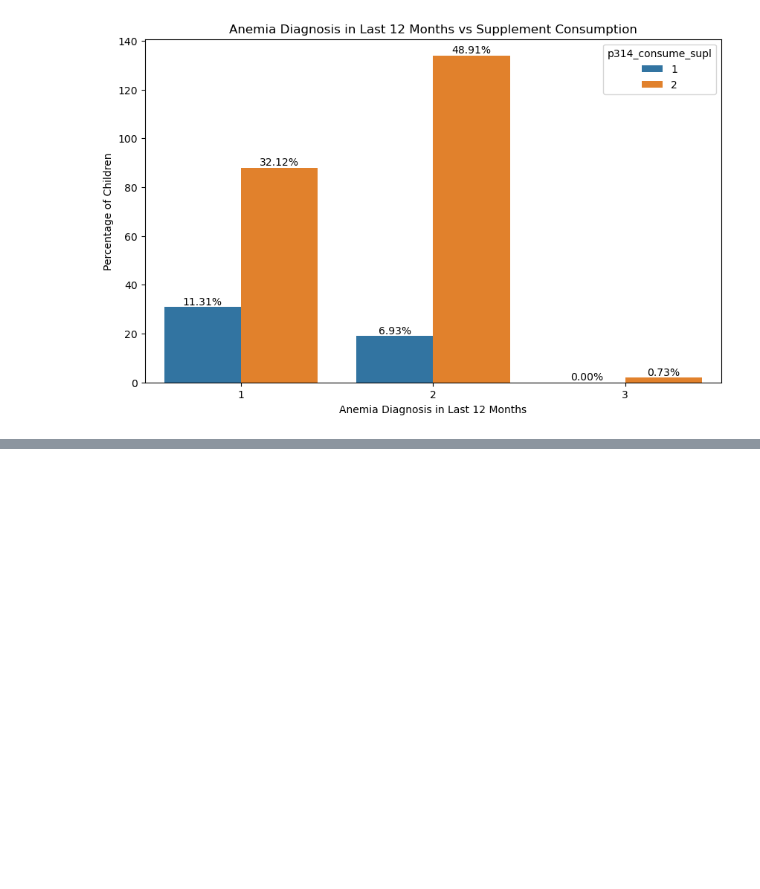
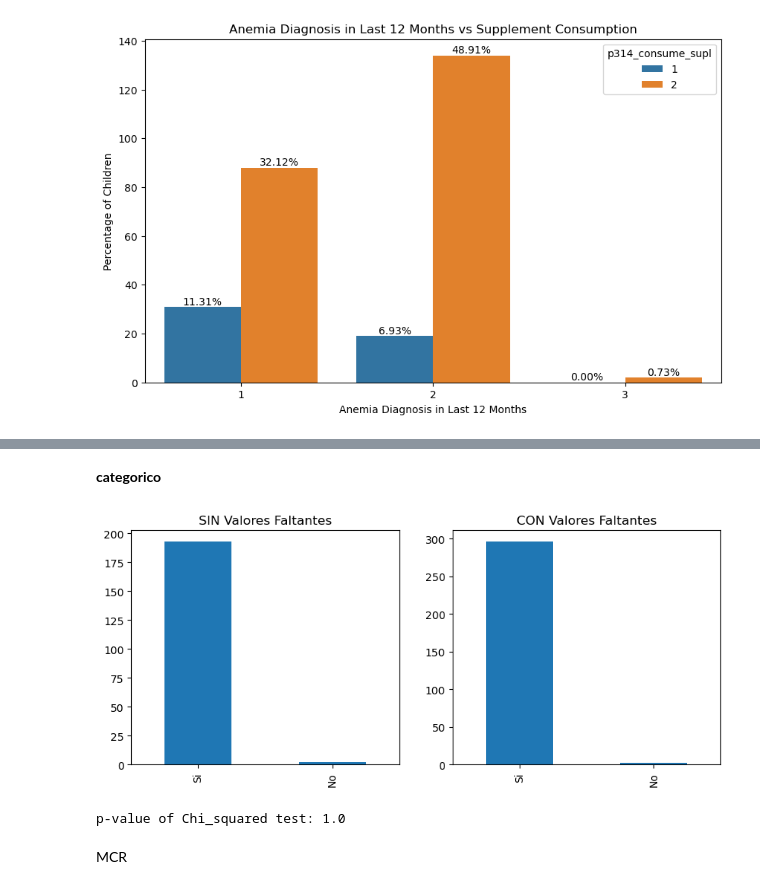
Before and after one commit to camilacod/Final_ACD, a Jupyter notebook: Transform.ipynb, the cells around one changed output, grey strips where cells are left out. Cells and saved outputs as stored; diff of their text form; code cells hidden in the pictures; blank space fills up the shorter version.

```diff
--- a/Transform.ipynb
+++ b/Transform.ipynb
@@ -438,0 +763,25 @@ plt.show()
+# %% [markdown]
+**categorico**
+# %%
+from scipy.stats import chi2_contingency
+def diagnosticoMV_categorico(df, atributo, isMV):
+  labelsDic = {True:'CON Valores Faltantes',False:'SIN Valores Faltantes'}
+  plt.figure(figsize=(10,4))
+  for i,poss in enumerate(isMV.unique()):
+    plt.subplot(1,2,i+1)
+    BM = isMV == poss
+    df[BM][atributo].value_counts().plot.bar()
+    plt.title(labelsDic[i])
+  plt.show()
+
+  contigency_table = pd.crosstab(isMV,df[atributo])
+  p_value = chi2_contingency(contigency_table)[1]
+
+  print('p-value of Chi_squared test: {}'.format(p_value))
+# %%
+diagnosticoMV_categorico(cleaned_data, "Amamantado", isMV)
+# %% [output]
+[figure, added]
+p-value of Chi_squared test: 1.0
+# %% [markdown]
+MCR
```
Also changed, not shown: parts of 39 cells of this notebook, 3 other files.
